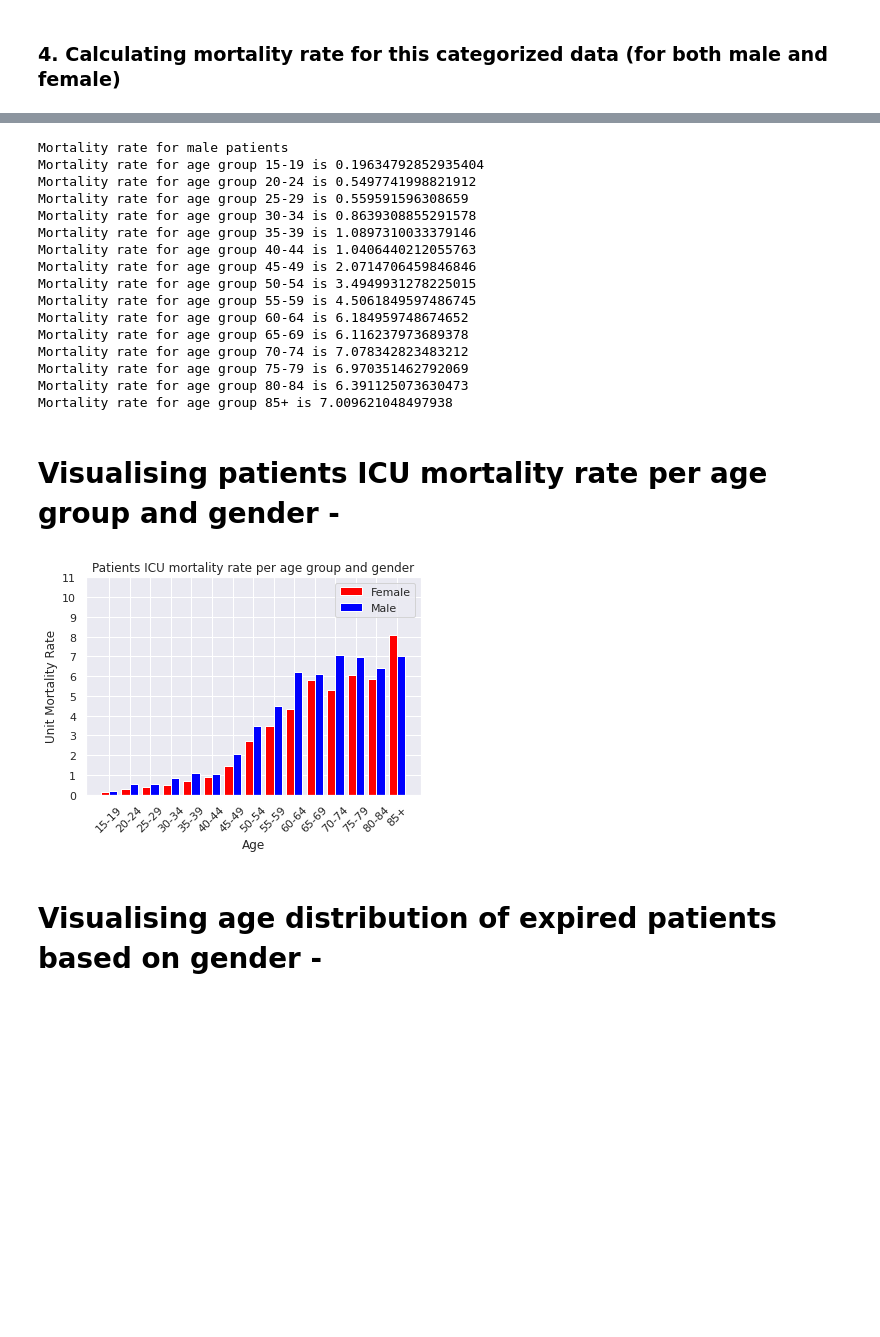
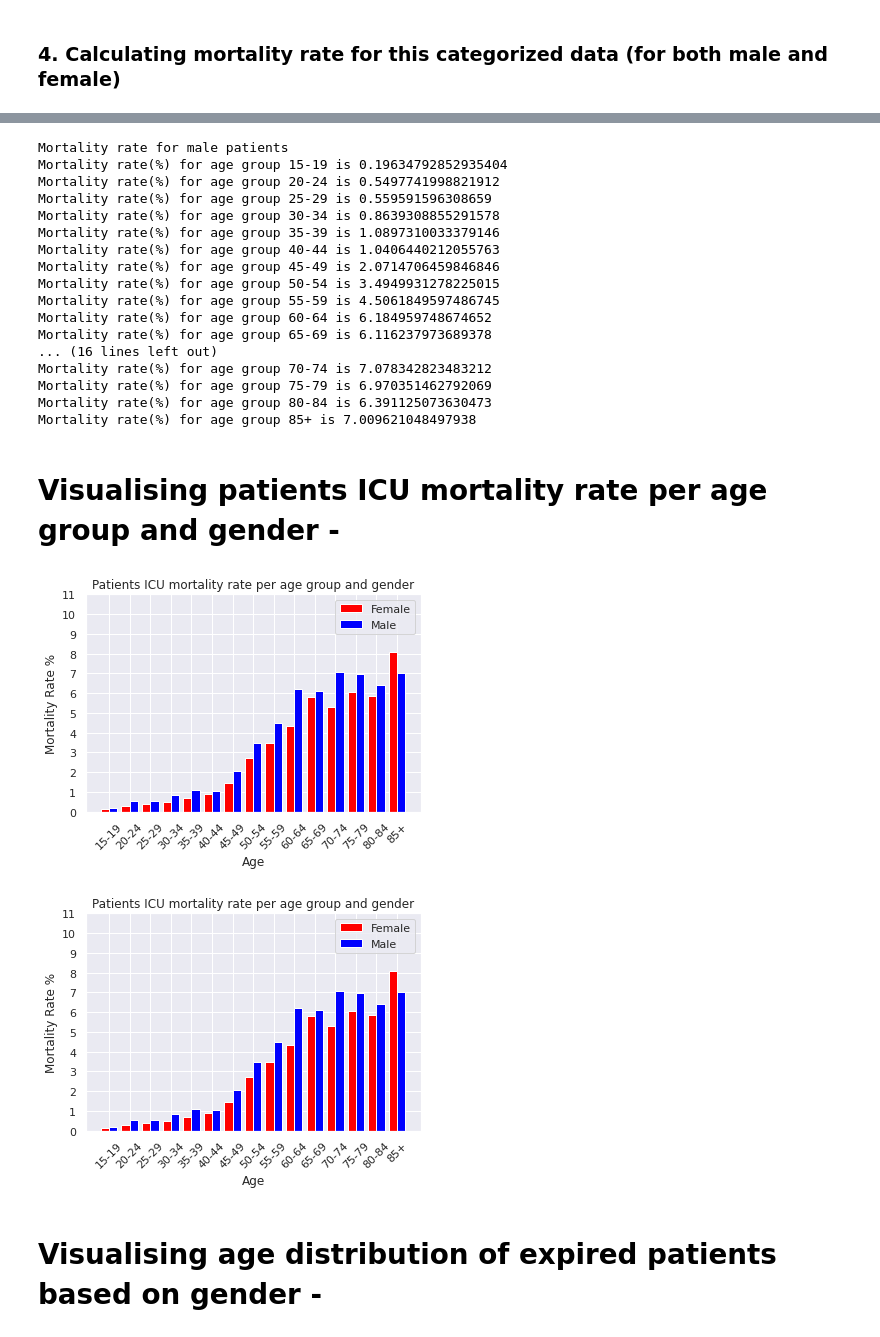
Before and after one commit to sumaiya08/clinical-decision-support, a Jupyter notebook: Plots.ipynb, the cells around one changed output, grey strips where cells are left out. Saved outputs shown, nothing was run; the diff lists cells and outputs as text; code cells hidden in the pictures; blank space fills up the shorter version.

```diff
--- a/Plots.ipynb
+++ b/Plots.ipynb
@@ -304,45 +350,47 @@ mor_male =[]
 for i in range(15):
   val = male_counts[i]/len(expired)*100
   mor_male.append(val)
-  print(f'Mortality rate for age group {plt_ages[i]} is {val}')
+  print(f'Mortality rate(%) for age group {plt_ages[i]} is {val}')
 # %% [output]
 Mortality rate for male patients
-Mortality rate for age group 15-19 is 0.19634792852935404
-Mortality rate for age group 20-24 is 0.5497741998821912
-Mortality rate for age group 25-29 is 0.559591596308659
-Mortality rate for age group 30-34 is 0.8639308855291578
-Mortality rate for age group 35-39 is 1.0897310033379146
-Mortality rate for age group 40-44 is 1.0406440212055763
-Mortality rate for age group 45-49 is 2.0714706459846846
-Mortality rate for age group 50-54 is 3.4949931278225015
-Mortality rate for age group 55-59 is 4.5061849597486745
-Mortality rate for age group 60-64 is 6.184959748674652
-Mortality rate for age group 65-69 is 6.116237973689378
-Mortality rate for age group 70-74 is 7.078342823483212
-Mortality rate for age group 75-79 is 6.970351462792069
-Mortality rate for age group 80-84 is 6.391125073630473
-Mortality rate for age group 85+ is 7.009621048497938
+Mortality rate(%) for age group 15-19 is 0.19634792852935404
+Mortality rate(%) for age group 20-24 is 0.5497741998821912
+Mortality rate(%) for age group 25-29 is 0.559591596308659
+Mortality rate(%) for age group 30-34 is 0.8639308855291578
+Mortality rate(%) for age group 35-39 is 1.0897310033379146
+Mortality rate(%) for age group 40-44 is 1.0406440212055763
+Mortality rate(%) for age group 45-49 is 2.0714706459846846
+Mortality rate(%) for age group 50-54 is 3.4949931278225015
+Mortality rate(%) for age group 55-59 is 4.5061849597486745
+Mortality rate(%) for age group 60-64 is 6.184959748674652
+Mortality rate(%) for age group 65-69 is 6.116237973689378
+... (16 lines left out)
+Mortality rate(%) for age group 70-74 is 7.078342823483212
+Mortality rate(%) for age group 75-79 is 6.970351462792069
+Mortality rate(%) for age group 80-84 is 6.391125073630473
+Mortality rate(%) for age group 85+ is 7.009621048497938
 # %% [markdown]
 # Visualising patients ICU mortality rate per age group and gender -
 # %%
 N=15
 ind = np.arange(N)
 #index = np.arange(len(ages))
 #score_label = np.arange(0,12500,2500)
 width = 0.4
 #plt.grid()
 p1 = plt.bar(ind,mor_fem,width,color="red",label="Female")
 p2 = plt.bar(ind+width,mor_male,width,color="blue",label="Male")
 plt.xlabel('Age')
-plt.ylabel('Unit Mortality Rate')
+plt.ylabel('Mortality Rate %')
 plt.title('Patients ICU mortality rate per age group and gender')
 plt.xticks(ind + width/2, plt_ages,rotation =45)
 #plt.set_xticklabels(ages, rotation = 45, ha="right")
 plt.yticks(np.arange(0.0, 11.5))
 plt.legend((p1[0], p2[0]), ('Female', 'Male'))
 plt.show()
 # %% [output]
-[figure, old version]
+[figure, new version]
+[figure, added]
 # %% [markdown]
 # Visualising age distribution of expired patients based on gender -
 # %% [markdown]
```
Also changed, not shown: parts of 20 cells of this notebook.
